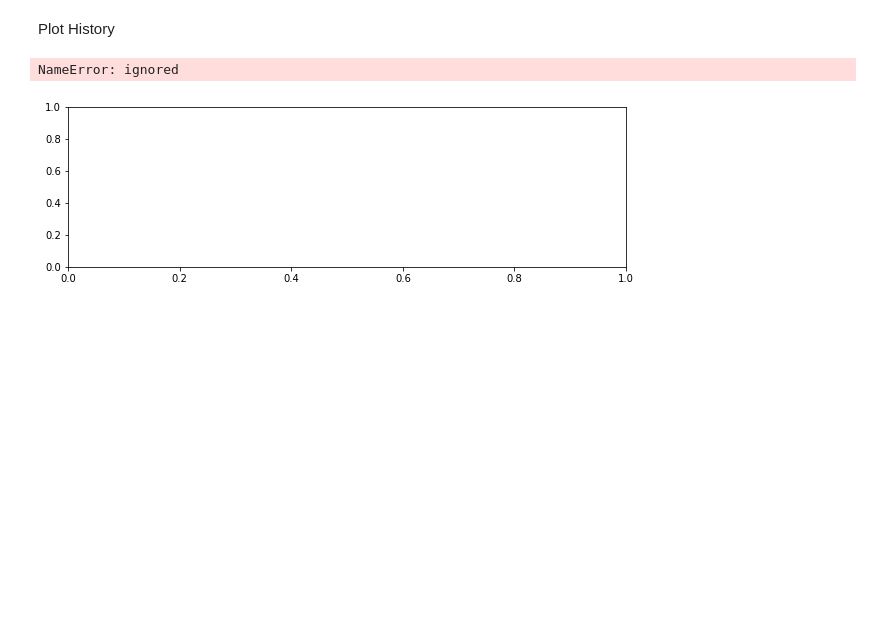
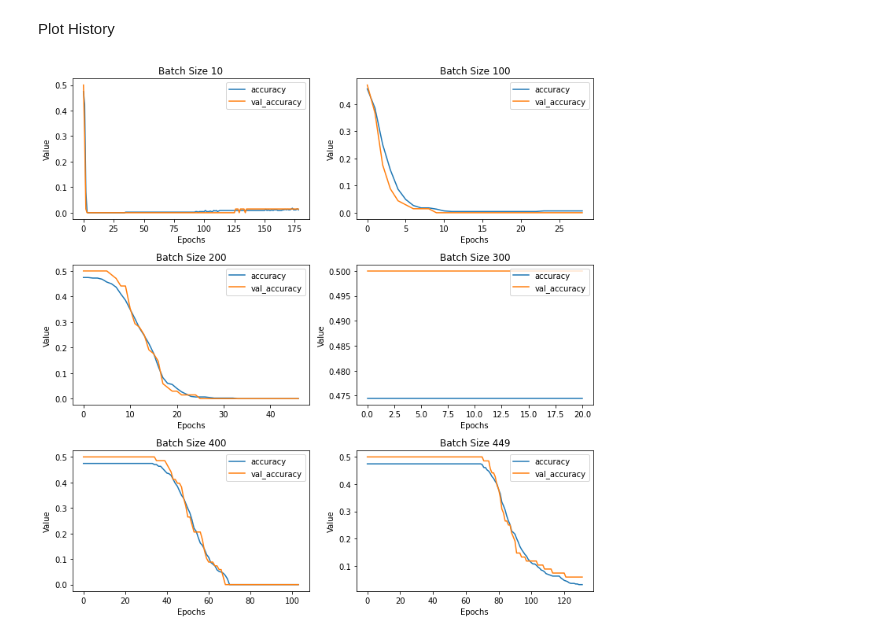
Before and after one commit to MaxZx3000/Forest-Fire, a Jupyter notebook: Final_Project_Forest_Fire_Classifier_(Anthony_Kevin_Oktavius).ipynb, the cells around one changed output. Cells and saved outputs as stored; diff of their text form; code cells hidden in the pictures; blank space fills up the shorter version.

```diff
--- a/Final_Project_Forest_Fire_Classifier_(Anthony_Kevin_Oktavius).ipynb
+++ b/Final_Project_Forest_Fire_Classifier_(Anthony_Kevin_Oktavius).ipynb
@@ -858,6 +793,7 @@ for index, optimizer in enumerate(optimizers):
       Y_TRAIN_DF,
       validation_data = (X_TEST_DF, Y_TEST_DF),
       batch_size = NUMBER_OF_DATASET_ROWS,
+      callbacks = [early_stopping, model_checkpoint],
       epochs = 100,
       verbose = 1,
   )
@@ -884,7 +802,7 @@ Epoch 100/100
 plt.figure(figsize = (10, 5))
 
 for index, history in enumerate(histories):
-  plt.subplot(1, 5, index + 1)
+  plt.subplot(3, 2, index + 1)
   plot_deep_learning_metrics(history,
                              "accuracy",
                              "val_accuracy",
@@ -923,6 +839,7 @@ for index, loss in enumerate(losses):
       Y_TRAIN_DF,
       validation_data = (X_TEST_DF, Y_TEST_DF),
       batch_size = NUMBER_OF_DATASET_ROWS,
+      callbacks = [early_stopping, model_checkpoint],
       epochs = 100,
       verbose = 1,
   )
@@ -991,6 +908,7 @@ for index, batch_size in enumerate(batch_sizes):
       Y_TRAIN_DF,
       validation_data = (X_TEST_DF, Y_TEST_DF),
       batch_size = batch_size,
+      callbacks = [early_stopping, model_checkpoint],
       epochs = 200,
       verbose = 1,
   )
@@ -1018,15 +936,14 @@ Plot History
 # %%
 plt.figure(figsize = (10, 10))
 
 for index, history in enumerate(histories):
-  plt.subplot(3, 1, index + 1)
+  plt.subplot(3, 2, index + 1)
   plot_deep_learning_metrics(history,
                              "accuracy",
                              "val_accuracy",
-                             f"Avtivation Function {model_layers_names[index]}")
+                             f"Batch Size {batch_sizes[index]}")
 
 plt.tight_layout()
 plt.show()
 # %% [output]
-NameError: ignored
-[figure, old version]
+[figure, new version]
```
Also changed, not shown: parts of 32 cells of this notebook.
